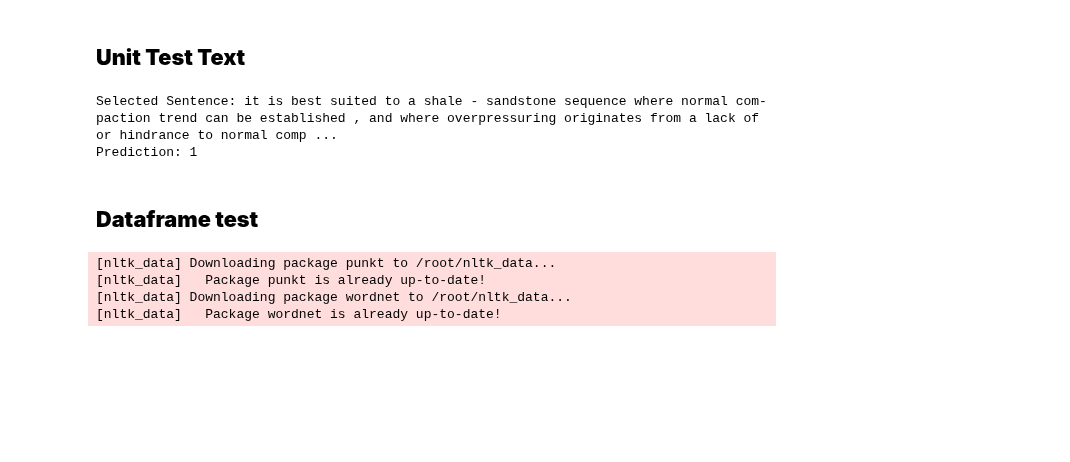
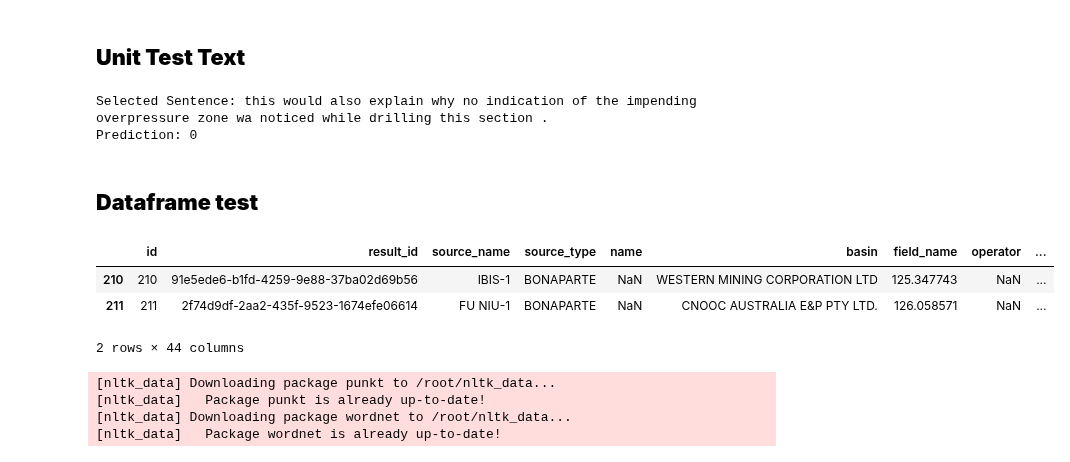
Before and after one commit to zahidhamidi/ML-Project, a Jupyter notebook: NegEx_.ipynb, the cells around one changed output. Saved outputs shown, nothing was run; the diff lists cells and outputs as text; code cells hidden in the pictures; blank space fills up the shorter version.

```diff
--- a/NegEx_.ipynb
+++ b/NegEx_.ipynb
@@ -363,15 +363,24 @@ def unit_test(input_text):
   # Print the selected sentence and prediction
   print("Selected Sentence:", selected_sentence)
   print("Prediction:", prediction)
-# %%
-# Sample text
-input_text = "	This was the major quantitative method used whilst drilling. It is a pore poreeure - drilling rate model which attempts to normalize the drilling rate for changes in weight on bit, rotary speed, hole size and mud weight. It is best suited to a shale - sandstone sequence where normal com- paction trends can be established, and where overpressuring originates from a lack of or hindrance to normal compaction. The corrected D Exponent plot is adversely affected by large differential pressures at the bit (in excess of 500 psi); this suppression is such that little response may occur from a large change in differential pressure. This factor is of particular interest on this well as over- balance during much of the overpressured section was in excess of 1,000 psi. Also of importance is the fact that the D Exponent is best suited to sequences cof pure shales and claystone which were not common in this well. Never- theless the pore pressure of the Brent Sand was accurately calculated using D Exponent and Eatons formula: '"
-unit_test(input_text)
-# %% [output]
-Selected Sentence: it is best suited to a shale - sandstone sequence where normal com- paction trend can be established , and where overpressuring originates from a lack of or hindrance to normal comp ...
-Prediction: 1
+# %%
+# Sample text
+input_text = "the overpressured zone. This would also explain why no indication of the impending overpressure zone was noticed while drilling this section. Once within the overpressured zone the static mud weight was below pore pressure. This under any normal circumstances would have resulted in flow into the well '"
+unit_test(input_text)
+# %% [output]
+Selected Sentence: this would also explain why no indication of the impending overpressure zone wa noticed while drilling this section .
+Prediction: 0
 # %% [markdown]
 ## **Dataframe test**
+# %%
+# row tester
+df = df.iloc[34:36,:]
+df
+# %% [output]
+|  | id | result_id | source_name | source_type | name | basin | field_name | operator | ... |
+| 210 | 210 | 91e5ede6-b1fd-4259-9e88-37ba02d69b56 | IBIS-1 | BONAPARTE | NaN | WESTERN MINING CORPORATION LTD | 125.347743 | NaN | ... |
+| 211 | 211 | 2f74d9df-2aa2-435f-9523-1674efe06614 | FU NIU-1 | BONAPARTE | NaN | CNOOC AUSTRALIA E&P PTY LTD. | 126.058571 | NaN | ... |
+2 rows × 44 columns
 # %%
 import re
 import nltk
```
Also changed, not shown: parts of 5 cells of this notebook.
